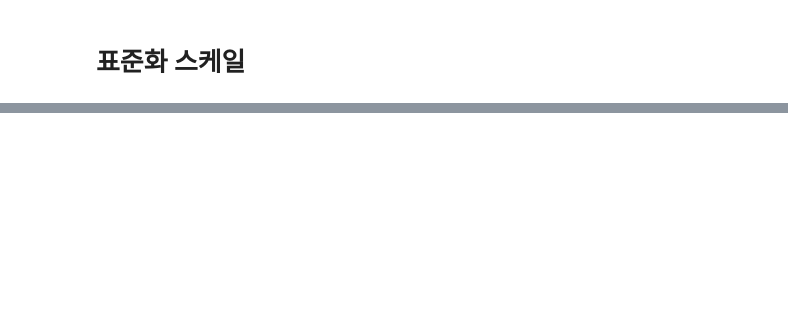
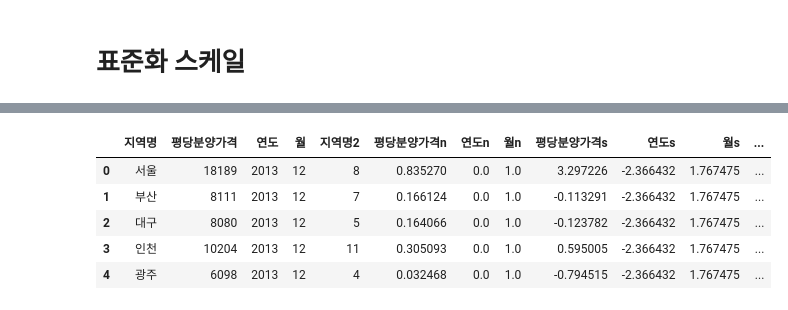
Before and after one commit to sehyeon24/ai, a Jupyter notebook: source/08_DeepLearning/라벨링인코딩_scale조정.ipynb, the cells around one changed output, grey strips where cells are left out. Cells and saved outputs as stored; diff of their text form; code cells hidden in the pictures; blank space fills up the shorter version.

```diff
--- a/source/08_DeepLearning/라벨링인코딩_scale조정.ipynb
+++ b/source/08_DeepLearning/라벨링인코딩_scale조정.ipynb
@@ -255,0 +160,14 @@ df.head()
+# %%
+# 변수들 전체 스케일 조정
+from sklearn.preprocessing import LabelEncoder, MinMaxScaler, StandardScaler
+import numpy as np
+scaler = MinMaxScaler()
+df[['연도z', '월z', '평당분양가격z']] = scaler.fit_transform(df[['연도', '월', '평당분양가격']])
+df.head()
+# %% [output]
+|  | 지역명 | 평당분양가격 | 연도 | 월 | 지역명2 | 평당분양가격n | 연도n | 월n | 평당분양가격s | 연도s | 월s | ... |
+| 0 | 서울 | 18189 | 2013 | 12 | 8 | 0.835270 | 0.0 | 1.0 | 3.297226 | -2.366432 | 1.767475 | ... |
+| 1 | 부산 | 8111 | 2013 | 12 | 7 | 0.166124 | 0.0 | 1.0 | -0.113291 | -2.366432 | 1.767475 | ... |
+| 2 | 대구 | 8080 | 2013 | 12 | 5 | 0.164066 | 0.0 | 1.0 | -0.123782 | -2.366432 | 1.767475 | ... |
+| 3 | 인천 | 10204 | 2013 | 12 | 11 | 0.305093 | 0.0 | 1.0 | 0.595005 | -2.366432 | 1.767475 | ... |
+| 4 | 광주 | 6098 | 2013 | 12 | 4 | 0.032468 | 0.0 | 1.0 | -0.794515 | -2.366432 | 1.767475 | ... |
```
Also changed, not shown: parts of 21 cells of this notebook, 2 other files.
